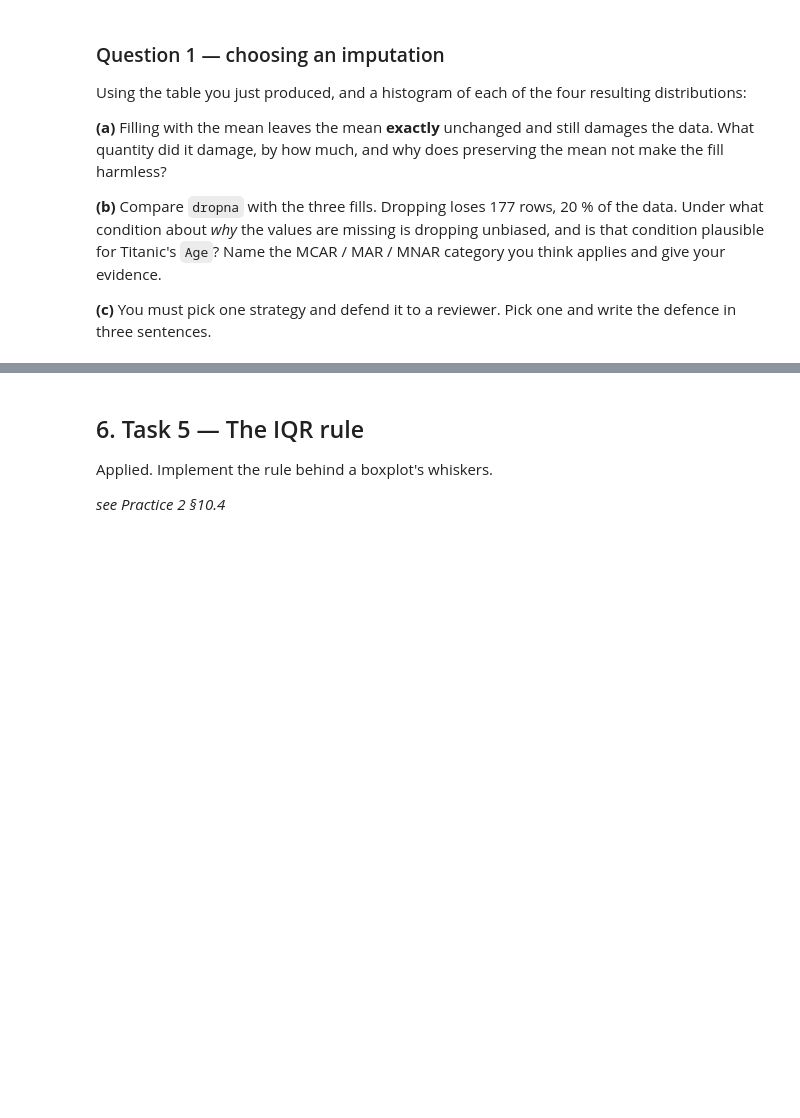
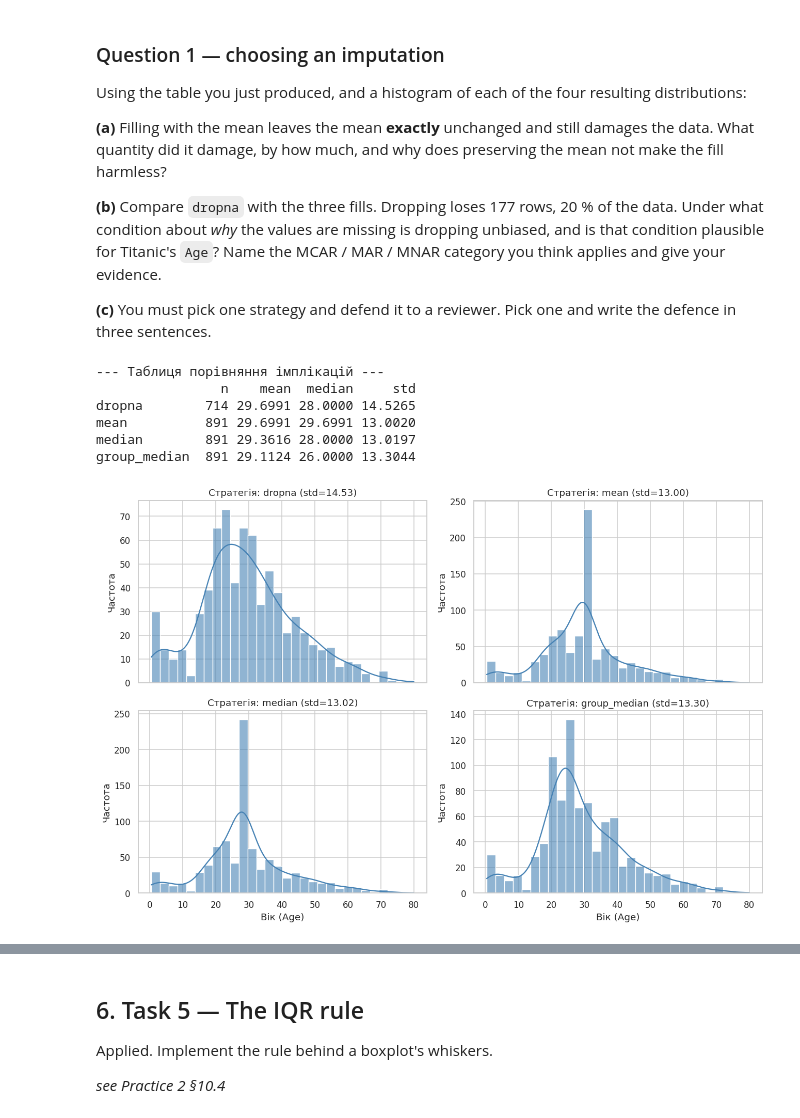
Before and after one commit to ostapenkooleksandr-hash/ida-practice-3d, a Jupyter notebook: practice/2/2-homework.ipynb, the cells around one changed output, grey strips where cells are left out. Drawn from its saved outputs; the diff is of its cells as text; code cells hidden in the pictures; blank space fills up the shorter version.

```diff
--- a/practice/2/2-homework.ipynb
+++ b/practice/2/2-homework.ipynb
@@ -304,6 +364,44 @@ evidence.
 **(c)** You must pick one strategy and defend it to a reviewer. Pick one
 and write the defence in three sentences.
 # %%
-# Space for the code that supports your answer.
+import matplotlib.pyplot as plt
+import seaborn as sns
+
+# Обчислення таблиці порівняння (якщо функція compare_imputations вже визначена)
+_comparison = compare_imputations(titanic)
+print("--- Таблиця порівняння імплікацій ---")
+print(_comparison)
+
+# Підготовка даних для 4 розподілів
+group_medians = titanic.groupby(['Pclass', 'Sex'])['Age'].transform('median')
+
+strategies = {
+    'dropna': titanic['Age'].dropna(),
+    'mean': titanic['Age'].fillna(titanic['Age'].mean()),
+    'median': titanic['Age'].fillna(titanic['Age'].median()),
+    'group_median': titanic['Age'].fillna(group_medians)
+}
+
+# Побудова гістограм та KDE
+fig, axes = plt.subplots(2, 2, figsize=(12, 8), sharex=True)
+axes = axes.flatten()
+
+for idx, (name, series) in enumerate(strategies.items()):
+    ax = axes[idx]
+    sns.histplot(series, kde=True, ax=ax, bins=30, color='steelblue', alpha=0.6)
+    ax.set_title(f"Стратегія: {name} (std={series.std():.2f})")
+    ax.set_xlabel("Вік (Age)")
+    ax.set_ylabel("Частота")
+
+plt.tight_layout()
+plt.show()
+# %% [output]
+--- Таблиця порівняння імплікацій ---
+                n    mean  median     std
+dropna        714 29.6991 28.0000 14.5265
+mean          891 29.6991 29.6991 13.0020
+median        891 29.3616 28.0000 13.0197
+group_median  891 29.1124 26.0000 13.3044
+[figure, added]
 # %% [markdown]
 **Your answer:**
```
Also changed, not shown: parts of 35 cells of this notebook.
